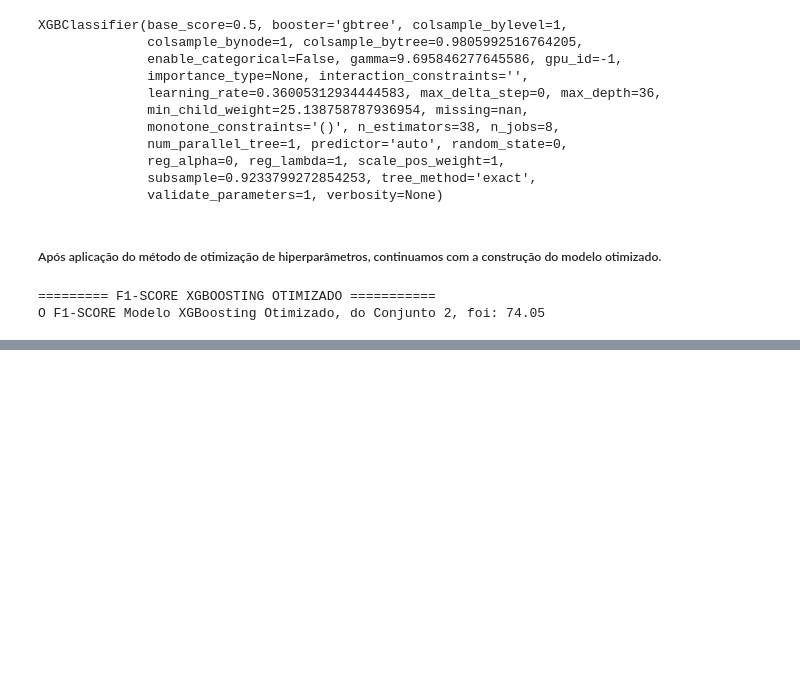
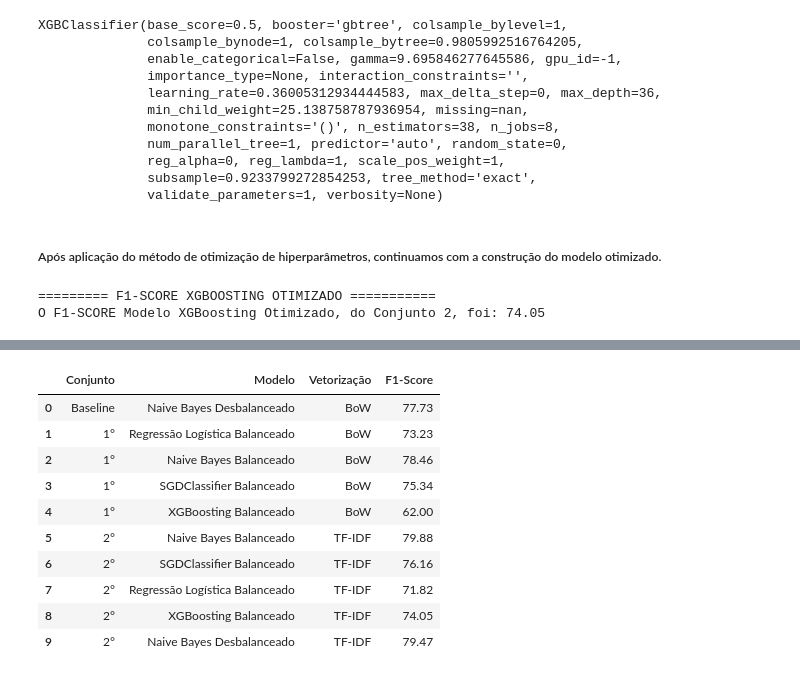
Before and after one commit to Ruann-01/Python_IA, a Jupyter notebook: Trabalho Final/Trabalho Final.ipynb, the cells around one changed output, grey strips where cells are left out. Drawn from its saved outputs; the diff is of its cells as text; code cells hidden in the pictures; blank space fills up the shorter version.

```diff
--- a/Trabalho Final/Trabalho Final.ipynb
+++ b/Trabalho Final/Trabalho Final.ipynb
@@ -1149,0 +1102,28 @@ plt.show()
+# %%
+#Criando um dataframe para apresentar os resultados
+# Ainda vou colocar o terceiro
+resultado1 = pd.Series({'Conjunto': 'Baseline', 'Modelo': 'Naive Bayes Desbalanceado','Vetorização':'BoW', 'F1-Score': f1_score_baseline})
+resultado2 = pd.Series({'Conjunto': '1°', 'Modelo': 'Regressão Logística Balanceado','Vetorização':'BoW','F1-Score': f1_score_1})
+resultado3 = pd.Series({'Conjunto': '1°', 'Modelo': 'Naive Bayes Balanceado','Vetorização':'BoW','F1-Score': f1_score_2})
+resultado4 = pd.Series({'Conjunto': '1°', 'Modelo': 'SGDClassifier Balanceado','Vetorização':'BoW','F1-Score': f1_score_3})
+resultado5 = pd.Series({'Conjunto': '1°', 'Modelo': 'XGBoosting Balanceado','Vetorização':'BoW','F1-Score': f1_score_4})
+resultado6 = pd.Series({'Conjunto': '2°', 'Modelo': 'Naive Bayes Balanceado','Vetorização':'TF-IDF','F1-Score': f1_score_2_1})
+resultado7 = pd.Series({'Conjunto': '2°', 'Modelo': 'SGDClassifier Balanceado','Vetorização':'TF-IDF','F1-Score': f1_score_2_2})
+resultado8 = pd.Series({'Conjunto': '2°', 'Modelo': 'Regressão Logística Balanceado','Vetorização':'TF-IDF','F1-Score': f1_score_2_3})
+resultado9 = pd.Series({'Conjunto': '2°', 'Modelo': 'XGBoosting Balanceado','Vetorização':'TF-IDF','F1-Score': f1_score_2_4})
+resultado10 = pd.Series({'Conjunto': '2°', 'Modelo': 'Naive Bayes Desbalanceado','Vetorização':'TF-IDF','F1-Score': f1_score_2_5})
+
+df_resultados = pd.DataFrame([resultado1,resultado2,resultado3,resultado4,resultado5,resultado6,resultado7,resultado8,resultado9,resultado10])
+df_resultados
+# %% [output]
+|  | Conjunto | Modelo | Vetorização | F1-Score |
+| 0 | Baseline | Naive Bayes Desbalanceado | BoW | 77.73 |
+| 1 | 1° | Regressão Logística Balanceado | BoW | 73.23 |
+| 2 | 1° | Naive Bayes Balanceado | BoW | 78.46 |
+| 3 | 1° | SGDClassifier Balanceado | BoW | 75.34 |
+| 4 | 1° | XGBoosting Balanceado | BoW | 62.00 |
+| 5 | 2° | Naive Bayes Balanceado | TF-IDF | 79.88 |
+| 6 | 2° | SGDClassifier Balanceado | TF-IDF | 76.16 |
+| 7 | 2° | Regressão Logística Balanceado | TF-IDF | 71.82 |
+| 8 | 2° | XGBoosting Balanceado | TF-IDF | 74.05 |
+| 9 | 2° | Naive Bayes Desbalanceado | TF-IDF | 79.47 |
```
Also changed, not shown: parts of 31 cells of this notebook.
